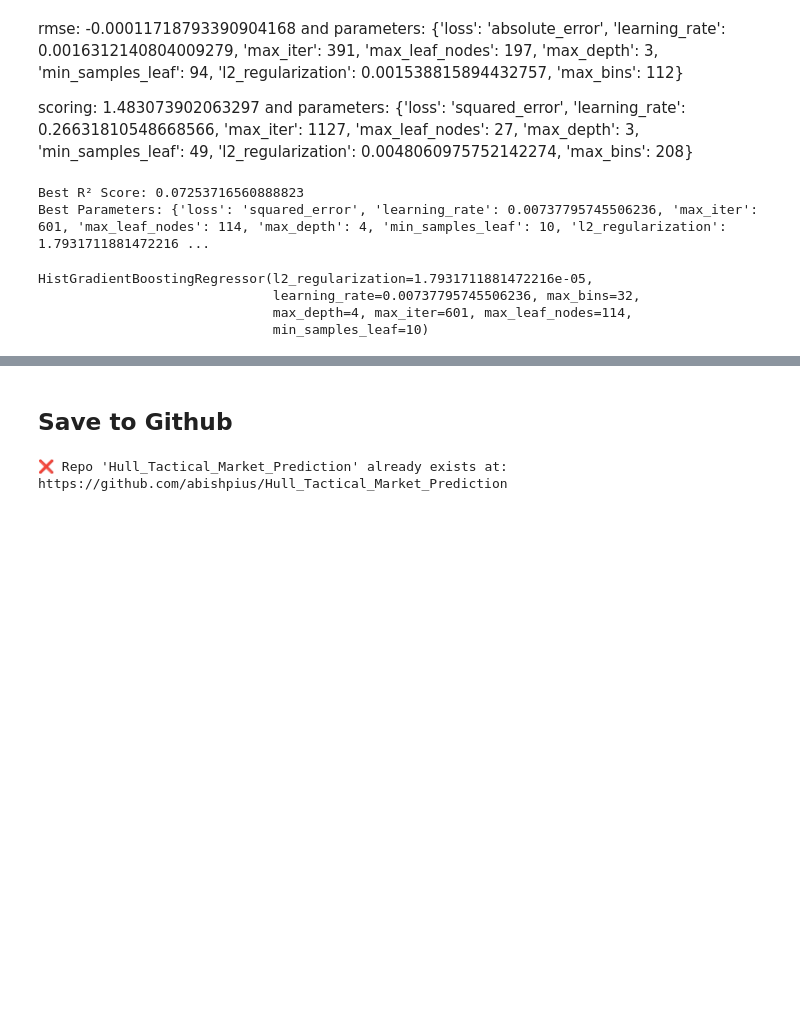
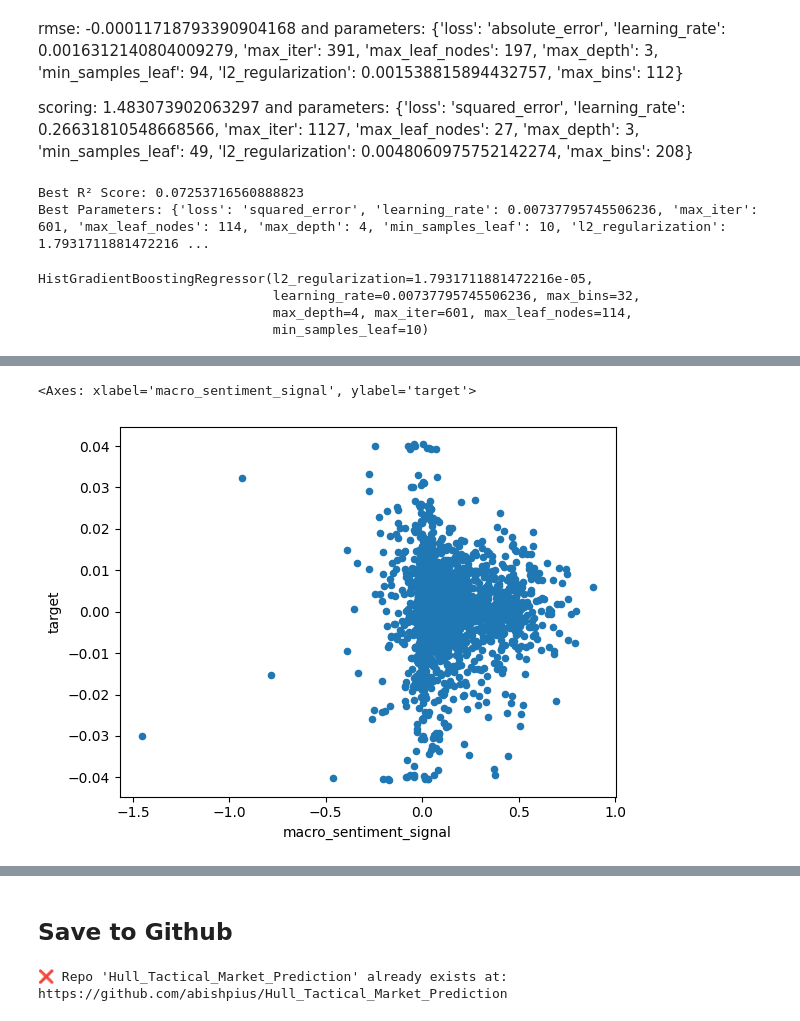
Before and after one commit to abishpius/Hull_Tactical_Market_Prediction, a Jupyter notebook: Hull_Tactical.ipynb, the cells around one changed output, grey strips where cells are left out. Saved outputs shown, nothing was run; the diff lists cells and outputs as text; code cells hidden in the pictures; blank space fills up the shorter version.

```diff
--- a/Hull_Tactical.ipynb
+++ b/Hull_Tactical.ipynb
@@ -1933,7 +1942,7 @@ def load_trainset() -> pl.DataFrame:
         (pl.col("month") * (2 * np.pi / 12)).sin().alias("month_sin"),
         (pl.col("month") * (2 * np.pi / 12)).cos().alias("month_cos"),
     ])
-    .head(-10)
+    # .head(-10)
 )
 
 def load_testset() -> pl.DataFrame:
@@ -2086,14 +2095,25 @@ def threshold_signal(ret_arr, pos_thresh=0.01, neg_thresh=-0.01):
 train = load_trainset()
 test = load_testset()
 
+train = train.sort("date_id")
+test = test.sort("date_id")
+
 market_cols = ['M1', 'M10', 'M11', 'M12', 'M13', 'M14', 'M15', 'M16', 'M17', 'M18', 'M2', 'M3', 'M4', 'M5', 'M6', 'M7', 'M8', 'M9']
-macro_cols = ['E1', 'E10', 'E11', 'E12', 'E13', 'E14', 'E15', 'E16', 'E17', 'E18', 'E19', 'E2', 'E20', 'E3', 'E4', 'E5', 'E6', 'E7', 'E8', 'E9']
+macro_cols = ['E1', 'E10', 'E11', 'E12', 'E13', 'E14', 'E15', 'E16', 'E17', 'E18', 'E19', 'E2', 'E20', 'E3', 'E4', 'E5', 'E6',
+              # 'E7',
+              'E8', 'E9']
 rate_cols = ['I1', 'I2', 'I3', 'I4', 'I5', 'I6', 'I7', 'I8', 'I9']
 price_cols = ['P1', 'P10', 'P11', 'P12', 'P13', 'P2', 'P3', 'P4', 'P5', 'P6', 'P7', 'P8', 'P9']
-vol_cols = ['V1', 'V10', 'V11', 'V12', 'V13', 'V2', 'V3', 'V4', 'V5', 'V6', 'V7', 'V8', 'V9']
-sent_cols = ['S1', 'S10', 'S11', 'S12', 'S2', 'S3', 'S4', 'S5', 'S6', 'S7', 'S8', 'S9']
+vol_cols = ['V1',
+            # 'V10',
+            'V11', 'V12', 'V13', 'V2', 'V3', 'V4', 'V5', 'V6', 'V7', 'V8', 'V9']
+sent_cols = ['S1', 'S10', 'S11', 'S12', 'S2',
+            #  'S3',
+             'S4', 'S5', 'S6', 'S7', 'S8', 'S9']
 # mom_cols = [c for c in df.columns if c.startswith("MOM")]
 dummy_cols = ['D1', 'D2', 'D3', 'D4', 'D5', 'D6', 'D7', 'D8', 'D9']
+to_drop = ['E7', 'V10', 'S3']
 
 df = join_train_test_dataframes(train, test)
 df = df.unique(subset=["date_id"], keep="first")
+df = df.drop([c for c in to_drop if c in df.columns])
@@ -2179,4 +2265,5 @@ df.shape, df.drop_nulls().shape
 # %%
+df = df.sort("date_id")
 df = df.with_columns([
     pl.col(c).fill_null(pl.col(c).ewm_mean(com=0.5)).alias(c)
     for c in df.columns
@@ -2190,8 +2277,8 @@ df = df.with_columns([
 
 
 # Train test split
-train = df.filter(pl.col('date_id').is_in(train.get_column('date_id')))
-test = df.filter(pl.col('date_id').is_in(test.get_column('date_id')))
+train = df.filter(pl.col('date_id').is_in(train.get_column('date_id'))).sort("date_id")
+test = df.filter(pl.col('date_id').is_in(test.get_column('date_id'))).sort("date_id")
 
 FEATURES = [col for col in test.columns if col not in ['date_id', 'target']]
 # feats = ['E10', 'E19', 'E2', 'E3', 'E7', 'E9', 'I2', 'I3', 'I4', 'I7', 'M1', 'M10', 'M11', 'M12', 'M13', 'M14', 'M15', 'M2', 'M3', 'M4', 'M8', 'M9', 'P10', 'P11', 'P12', 'P13', 'P2', 'P3', 'P4', 'P5', 'P6', 'P7', 'P8', 'S10', 'S11', 'S12', 'S2', 'S3', 'S4', 'S5', 'S6', 'S8', 'S9', 'V13', 'V5', 'V7', 'V9', 'M1_z', 'M10_z', 'M11_z', 'M12_z', 'M13_z', 'M14_z', 'M16_z', 'M17_z', 'M2_z', 'M3_z', 'M4_z', 'M8_z', 'M9_z', 'E_range', 'I_avg_yield', 'P_mean', 'P_ratio_range', 'V_mean', 'V_std', 'V13_log_vol', 'V5_log_vol', 'V7_log_vol', 'V9_log_vol', 'S_mean', 'S_max', 'macro_sentiment_signal']
@@ -2429,0 +2587,5 @@ Final R2: -0.014609
+# %%
+train[['date_id', 'target', 'macro_sentiment_signal']].to_pandas().plot(kind = 'scatter', x ='macro_sentiment_signal', y = 'target')
+# %% [output]
+<Axes: xlabel='macro_sentiment_signal', ylabel='target'>
+[figure, added]
```
Also changed, not shown: parts of 28 cells of this notebook.
